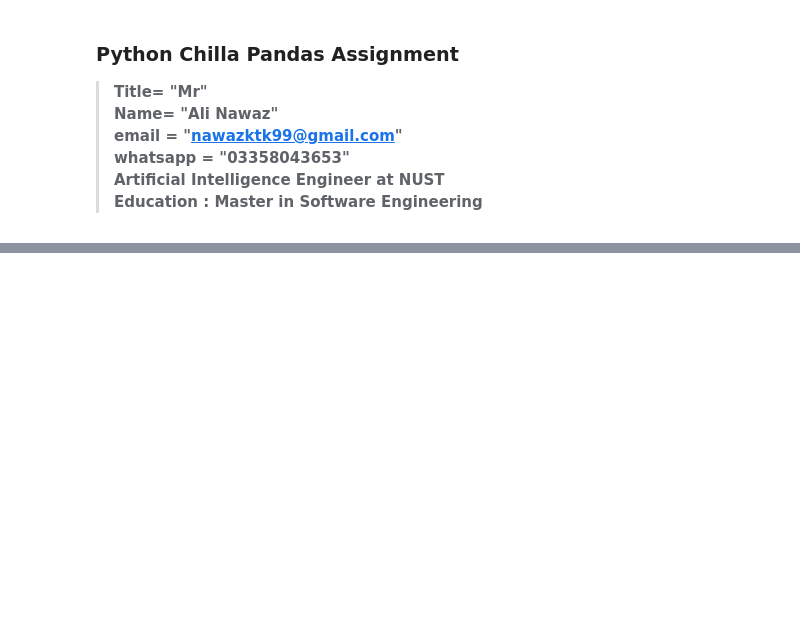
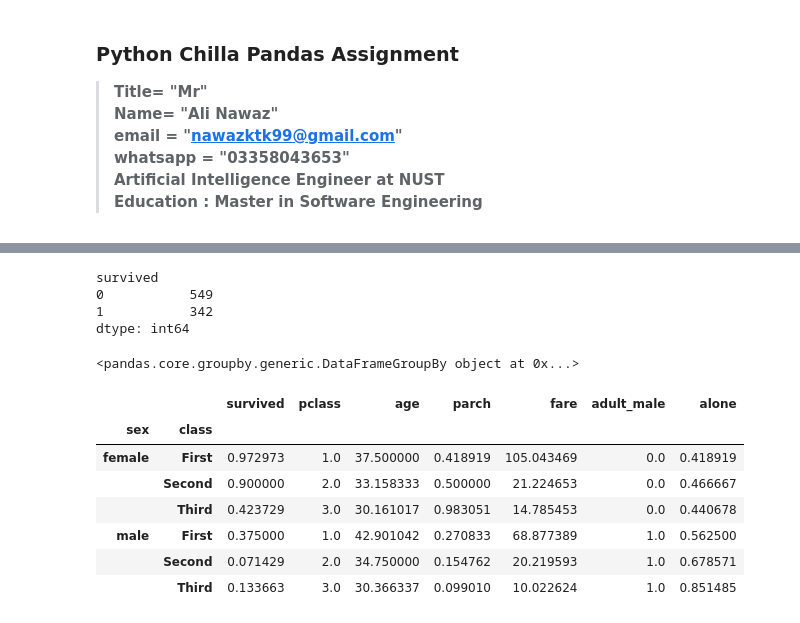
Before and after one commit to Aliktk/Python_Chilla, a Jupyter notebook: assignments/3rd_assignment_pandas_plots.ipynb, the cells around one changed output, grey strips where cells are left out. Drawn from its saved outputs; the diff is of its cells as text; code cells hidden in the pictures; blank space fills up the shorter version.

```diff
--- a/assignments/3rd_assignment_pandas_plots.ipynb
+++ b/assignments/3rd_assignment_pandas_plots.ipynb
@@ -49,0 +174,23 @@ df
+# %%
+dff.value_counts(['survived'])
+# %% [output]
+survived
+0           549
+1           342
+dtype: int64
+# %%
+# dff.groupby(['sex', 'class']).mean()
+dff.groupby(['sex']).mean()
+# %% [output]
+<pandas.core.groupby.generic.DataFrameGroupBy object at 0x...>
+# %%
+dff[dff['age']>18].groupby(['sex', 'class']).mean()
+# %% [output]
+|  |  | survived | pclass | age | parch | fare | adult_male | alone |
+| sex | class |  |  |  |  |  |  |  |
+| female | First | 0.972973 | 1.0 | 37.500000 | 0.418919 | 105.043469 | 0.0 | 0.418919 |
+|  | Second | 0.900000 | 2.0 | 33.158333 | 0.500000 | 21.224653 | 0.0 | 0.466667 |
+|  | Third | 0.423729 | 3.0 | 30.161017 | 0.983051 | 14.785453 | 0.0 | 0.440678 |
+| male | First | 0.375000 | 1.0 | 42.901042 | 0.270833 | 68.877389 | 1.0 | 0.562500 |
+|  | Second | 0.071429 | 2.0 | 34.750000 | 0.154762 | 20.219593 | 1.0 | 0.678571 |
+|  | Third | 0.133663 | 3.0 | 30.366337 | 0.099010 | 10.022624 | 1.0 | 0.851485 |
```
Also changed, not shown: parts of 22 cells of this notebook, 1 other file.
